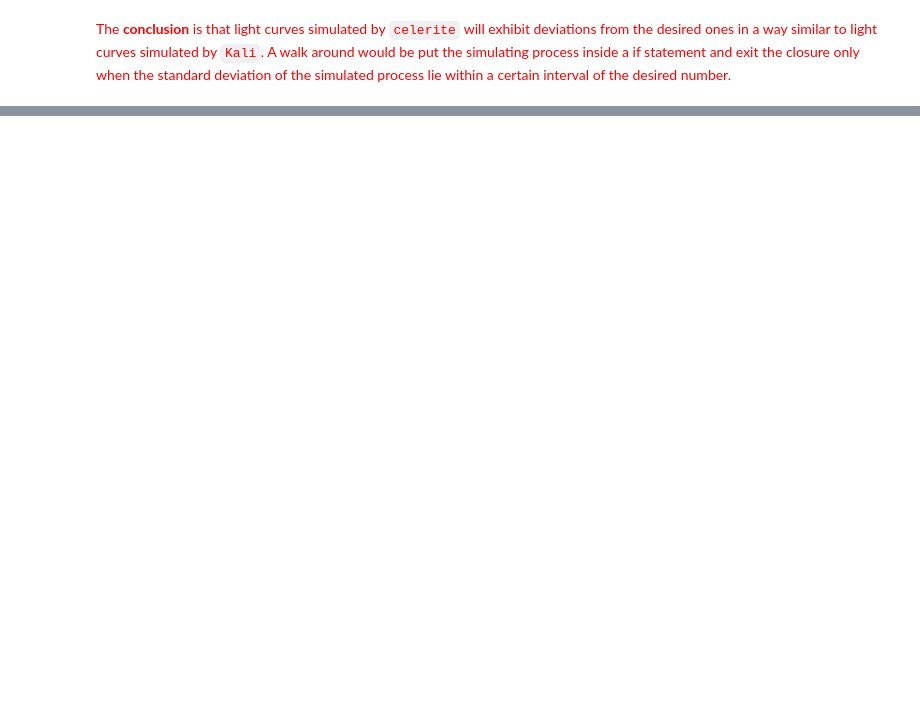
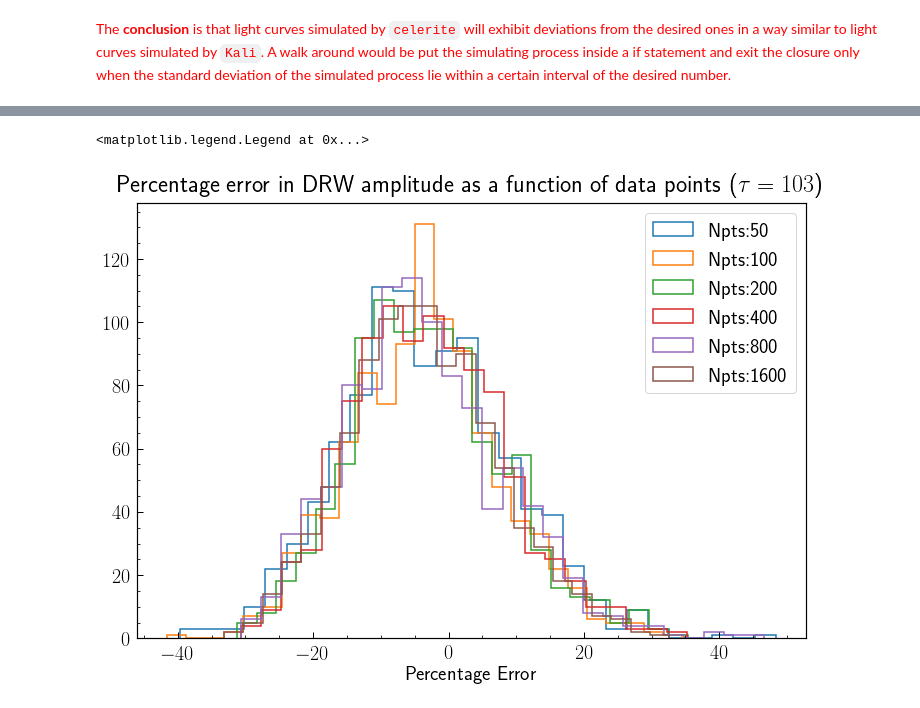
Before and after one commit to ywx649999311/EzTao, a Jupyter notebook: dev/gpFit_char/GP_mockLC_amp.ipynb, the cells around one changed output, grey strips where cells are left out. Drawn from its saved outputs; the diff is of its cells as text; code cells hidden in the pictures; blank space fills up the shorter version.

```diff
--- a/dev/gpFit_char/GP_mockLC_amp.ipynb
+++ b/dev/gpFit_char/GP_mockLC_amp.ipynb
@@ -78,0 +116,28 @@ Text(0.5, 1.0, 'Sample Simulated DRW LC')
+# %%
+n_points = [50, 100, 200, 400, 800, 1600]
+n_combo = len(n_points)
+percent_err_3 = np.empty((n_combo, n_lc))
+
+for i, n_pt in enumerate(n_points):
+    # define GP model
+    kernel = DRW_term(np.log(0.25), np.log(103))
+    gp = GP(kernel)
+
+    # different n of pts for each iteration
+    t = np.linspace(0, 3650, n_pt)
+    yerr = np.random.normal(0, 1e-7, n_pt) # give very tiny error
+
+    gp.compute(t, yerr)
+    y = gp.sample(size=n_lc)
+    std = np.std(y, axis=1)
+    percent_err_3[i,:] = 100*(std-0.25)/0.25
+# %%
+fig = plt.figure(figsize=(12,8))
+for i, err in enumerate(percent_err_3):
+    _ = plt.hist(err, bins='fd', histtype='step', linewidth=1.5, label=f'Npts:{n_points[i]}')
+plt.title('Percentage error in DRW amplitude as a function of data points ($\\tau=103$)')
+plt.xlabel('Percentage Error')
+plt.legend()
+# %% [output]
+<matplotlib.legend.Legend at 0x...>
+[figure, added]
```
Also changed, not shown: parts of 32 cells of this notebook.
